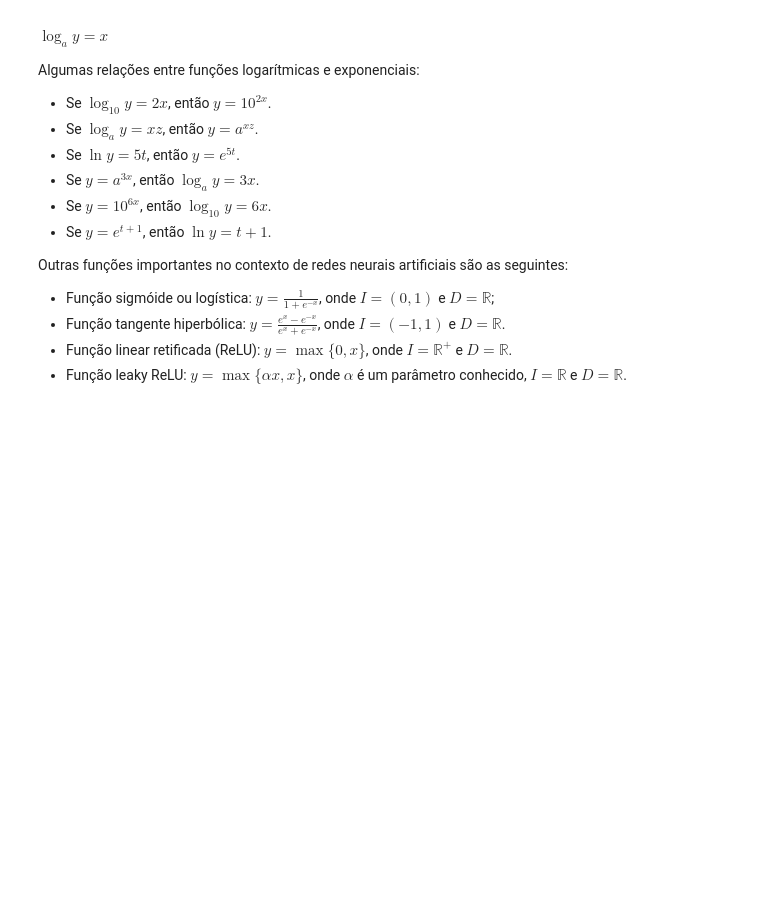
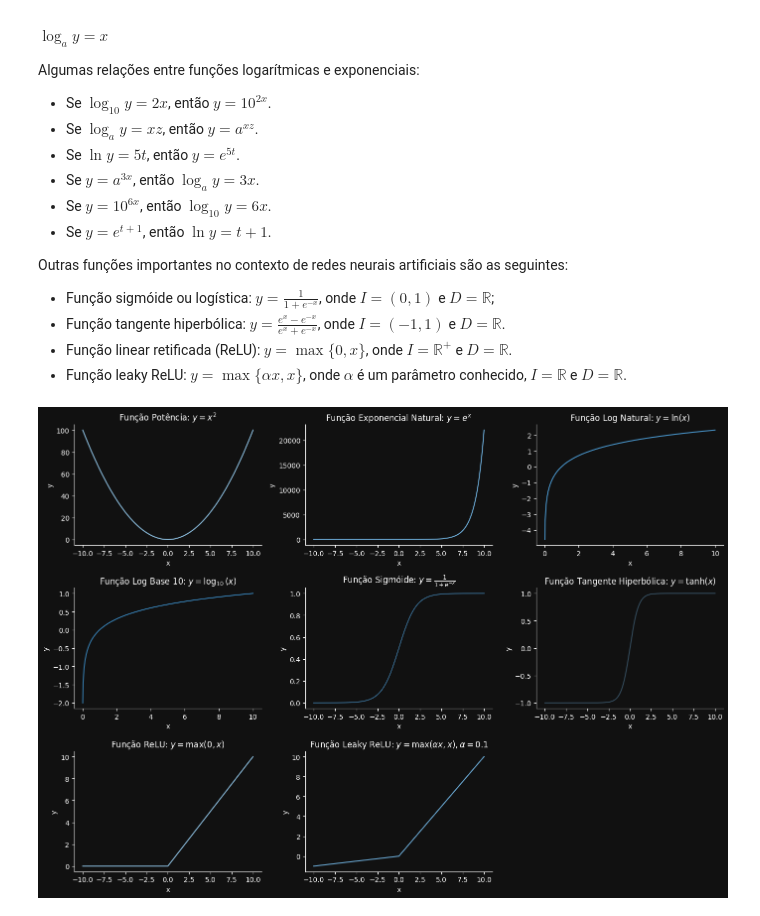
Before and after one commit to redsonlopez/study_python, a Jupyter notebook: s_math/01_math.ipynb, the cells around one changed output. Saved outputs shown, nothing was run; the diff lists cells and outputs as text; code cells hidden in the pictures; blank space fills up the shorter version.

```diff
--- a/s_math/01_math.ipynb
+++ b/s_math/01_math.ipynb
@@ -234,3 +284,94 @@ Outras funções importantes no contexto de redes neurais artificiais são as se
 - Função tangente hiperbólica: $ y = \frac{e^x - e^{-x}}{e^x + e^{-x}} $, onde $ I = (-1, 1) $ e $ D = \mathbb{R} $.
 - Função linear retificada (ReLU): $ y = \max\{0, x\} $, onde $ I = \mathbb{R}^+ $ e $ D = \mathbb{R} $.
 - Função leaky ReLU: $ y = \max\{\alpha x, x\} $, onde $ \alpha $ é um parâmetro conhecido, $ I = \mathbb{R} $ e $ D = \mathbb{R} $.
+# %%
+x = np.linspace(-10, 10, 400)
+x_positive = np.linspace(0.01, 10, 400)  # Para evitar log(0) e evitar erros
+
+# Funções
+def potencia(x, a=2):
+    return x ** a
+
+def exponencial_natural(x):
+    return np.exp(x)
+
+def log_natural(x):
+    return np.log(x)
+
+def log_10(x):
+    return np.log10(x)
+
+def sigmoide(x):
+    return 1 / (1 + np.exp(-x))
+
+def tanh(x):
+    return np.tanh(x)
+
+def relu(x):
+    return np.maximum(0, x)
+
+def leaky_relu(x, alpha=0.1):
+    return np.where(x > 0, x, alpha * x)
+
+plt.figure(figsize=(14, 10))
+
+# Função Potência (a=2)
+plt.subplot(3, 3, 1)
+sns.lineplot(x=x, y=potencia(x), color=sns.color_palette("Blues_d")[-6])
+plt.title('Função Potência: $y = x^2$')
+plt.xlabel('x')
+plt.ylabel('y')
+
+# Função Exponencial Natural
+plt.subplot(3, 3, 2)
+sns.lineplot(x=x, y=exponencial_natural(x), color=sns.color_palette("Blues_d")[-5])
+plt.title('Função Exponencial Natural: $y = e^x$')
+plt.xlabel('x')
+plt.ylabel('y')
+
+# Função Log Natural
+plt.subplot(3, 3, 3)
+sns.lineplot(x=x_positive, y=log_natural(x_positive), color=sns.color_palette("Blues_d")[-4])
+plt.title(r'Função Log Natural: $y = \ln(x)$')
+plt.xlabel('x')
+plt.ylabel('y')
+
+# Função Log Base 10
+plt.subplot(3, 3, 4)
+sns.lineplot(x=x_positive, y=log_10(x_positive), color=sns.color_palette("Blues_d")[-3])
+plt.title(r'Função Log Base 10: $y = \log_{10}(x)$')
+plt.xlabel('x')
+plt.ylabel('y')
+
+# Função Sigmóide
+plt.subplot(3, 3, 5)
+sns.lineplot(x=x, y=sigmoide(x), color=sns.color_palette("Blues_d")[-2])
+plt.title(r'Função Sigmóide: $y = \frac{1}{1 + e^{-x}}$')
+plt.xlabel('x')
+plt.ylabel('y')
+
+# Função Tangente Hiperbólica
+plt.subplot(3, 3, 6)
+sns.lineplot(x=x, y=tanh(x), color=sns.color_palette("Blues_d")[-1])
+plt.title(r'Função Tangente Hiperbólica: $y = \tanh(x)$')
+plt.xlabel('x')
+plt.ylabel('y')
+
+# Função ReLU
+plt.subplot(3, 3, 7)
+sns.lineplot(x=x, y=relu(x), color=sns.color_palette("Blues_d")[0])
+plt.title(r'Função ReLU: $y = \max(0, x)$')
+plt.xlabel('x')
+plt.ylabel('y')
+
+# Função Leaky ReLU (α=0.1)
+plt.subplot(3, 3, 8)
+sns.lineplot(x=x, y=leaky_relu(x), color=sns.color_palette("Blues_d")[1])
+plt.title(r'Função Leaky ReLU: $y = \max(\alpha x, x), \alpha=0.1$')
+plt.xlabel('x')
+plt.ylabel('y')
+
+plt.tight_layout()
+plt.show()
+# %% [output]
+[figure, added]
```
Also changed, not shown: parts of 6 cells of this notebook.
